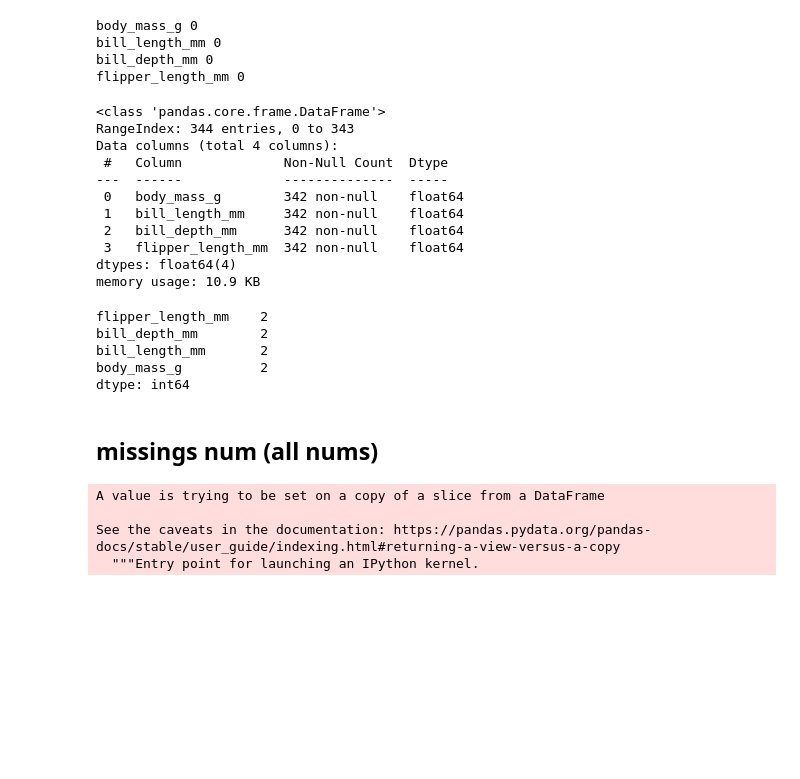
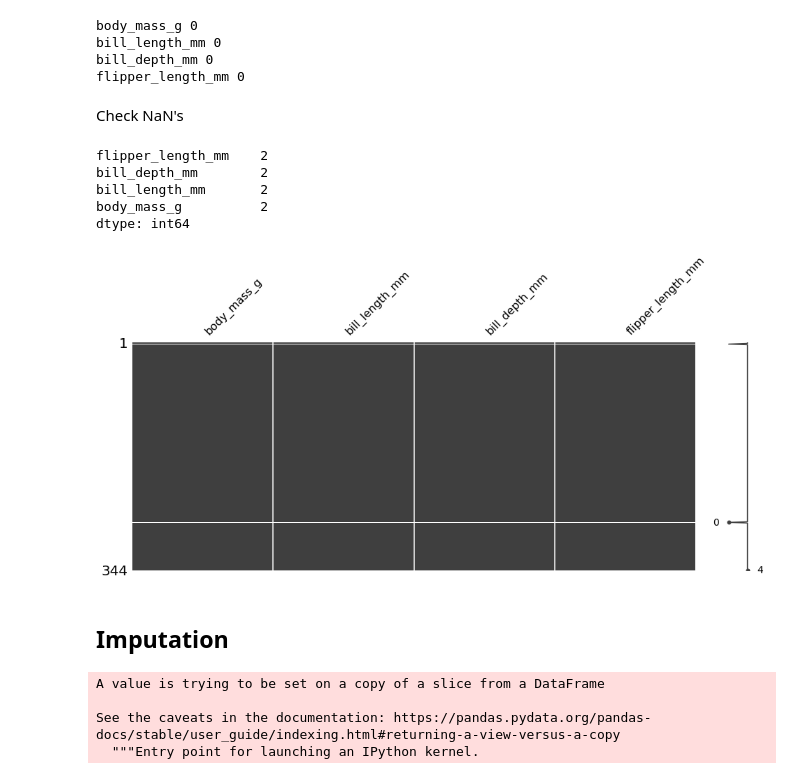
Before and after one commit to catharzis/penguins, a Jupyter notebook: Penguins.ipynb, the cells around one changed output. Drawn from its saved outputs; the diff is of its cells as text; code cells hidden in the pictures; blank space fills up the shorter version.

```diff
--- a/Penguins.ipynb
+++ b/Penguins.ipynb
@@ -230,18 +219,6 @@ body_mass_g 0
 bill_length_mm 0
 bill_depth_mm 0
 flipper_length_mm 0
-# %%
-df_num.info()
-# %% [output]
-<class 'pandas.core.frame.DataFrame'>
-RangeIndex: 344 entries, 0 to 343
-Data columns (total 4 columns):
- #   Column             Non-Null Count  Dtype
----  ------             --------------  -----
- 0   body_mass_g        342 non-null    float64
- 1   bill_length_mm     342 non-null    float64
- 2   bill_depth_mm      342 non-null    float64
- 3   flipper_length_mm  342 non-null    float64
-dtypes: float64(4)
-memory usage: 10.9 KB
+# %% [markdown]
+Check NaN's
 # %%
@@ -252,6 +230,11 @@ bill_depth_mm        2
 bill_length_mm       2
 body_mass_g          2
 dtype: int64
-# %% [markdown]
-## missings num (all nums)
+# %%
+# visualize NaN's
+msno.matrix(df_num, figsize=(16, 6));
+# %% [output]
+[figure, added]
+# %% [markdown]
+## Imputation
 # %%
```
Also changed, not shown: parts of 142 cells of this notebook.
